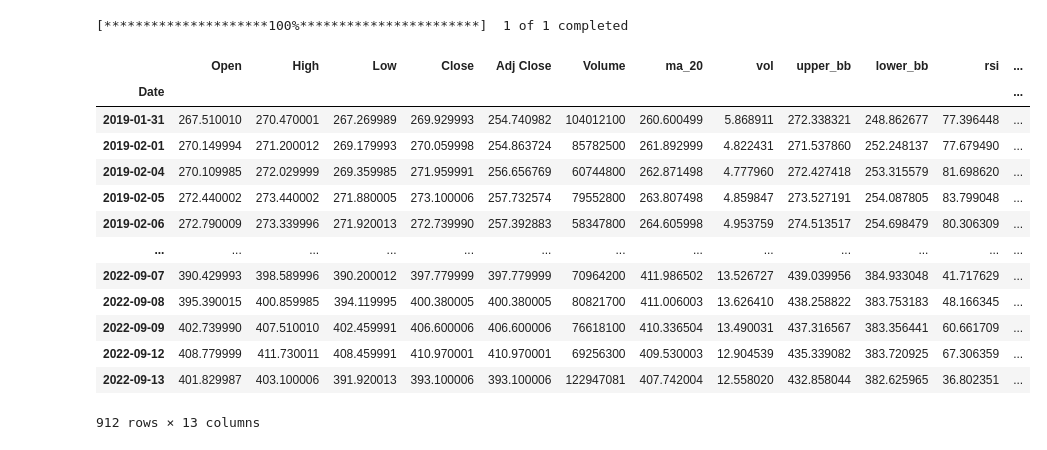
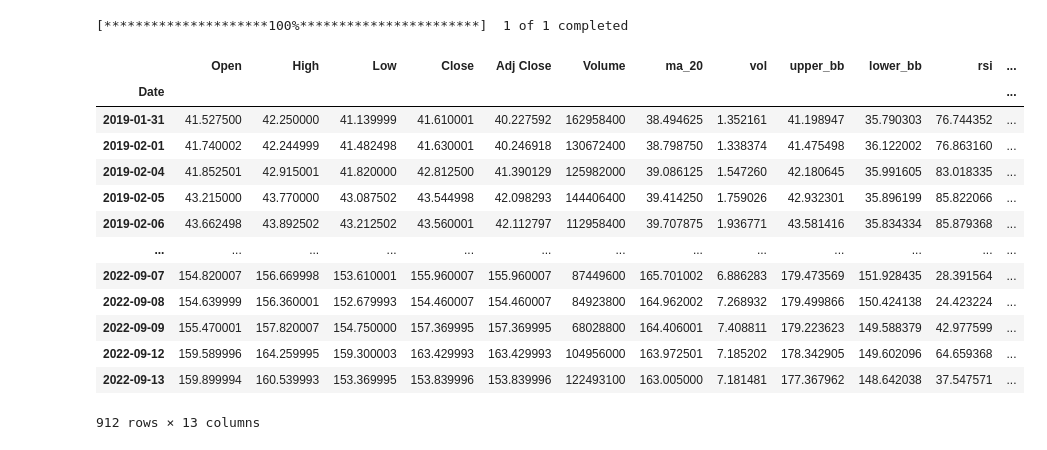
Before and after one commit to hgseo16/jupyter_backtest, a Jupyter notebook: tutorial_practices/algovibes_tutorial_2.ipynb, the cells around one changed output. Drawn from its saved outputs; the diff is of its cells as text; code cells hidden in the pictures.

Commit message:
OOP backtest update

```diff
--- a/tutorial_practices/algovibes_tutorial_2.ipynb
+++ b/tutorial_practices/algovibes_tutorial_2.ipynb
@@ -23,6 +23,9 @@ class Backtest:
             self.calc_indicators()
             self.generate_signals()
             self.loop_it()
+            self.profit = self.calc_profit()
+            self.max_dd = self.profit.min()
+            self.cumul_profit = (self.profit + 1).prod() - 1
 
     def calc_indicators(self):
         self.df['ma_20'] = self.df.Close.rolling(20).mean()
@@ -57,23 +60,36 @@ class Backtest:
 
         self.buy_arr = self.df.loc[buydates].Open
         self.sell_arr = self.df.loc[selldates].Open
+
+    def calc_profit(self):
+        # gets rid of last buy order if it hasn't triggered and sold yet
+        if self.buy_arr.index[-1] > self.sell_arr.index[-1]:
+            self.buy_arr = self.buy_arr[:-1]
+
+        return (self.sell_arr.values - self.buy_arr.values)/self.buy_arr.values
+
+    def chart(self):
+        plt.figure(figsize=(20,10))
+        plt.plot(self.df.Close)
+        plt.scatter(self.buy_arr.index, self.buy_arr.values, marker="^", c='g')
+        plt.scatter(self.sell_arr.index, self.sell_arr.values, marker="v", c='r')
 # %%
-instance = Backtest('SPY')
+instance = Backtest('AAPL')
 instance.df
 # %% [output]
 [*********************100%***********************]  1 of 1 completed
 |  | Open | High | Low | Close | Adj Close | Volume | ma_20 | vol | upper_bb | lower_bb | rsi | ... |
 | Date |  |  |  |  |  |  |  |  |  |  |  | ... |
-| 2019-01-31 | 267.510010 | 270.470001 | 267.269989 | 269.929993 | 254.740982 | 104012100 | 260.600499 | 5.868911 | 272.338321 | 248.862677 | 77.396448 | ... |
-| 2019-02-01 | 270.149994 | 271.200012 | 269.179993 | 270.059998 | 254.863724 | 85782500 | 261.892999 | 4.822431 | 271.537860 | 252.248137 | 77.679490 | ... |
-| 2019-02-04 | 270.109985 | 272.029999 | 269.359985 | 271.959991 | 256.656769 | 60744800 | 262.871498 | 4.777960 | 272.427418 | 253.315579 | 81.698620 | ... |
-| 2019-02-05 | 272.440002 | 273.440002 | 271.880005 | 273.100006 | 257.732574 | 79552800 | 263.807498 | 4.859847 | 273.527191 | 254.087805 | 83.799048 | ... |
-| 2019-02-06 | 272.790009 | 273.339996 | 271.920013 | 272.739990 | 257.392883 | 58347800 | 264.605998 | 4.953759 | 274.513517 | 254.698479 | 80.306309 | ... |
+| 2019-01-31 | 41.527500 | 42.250000 | 41.139999 | 41.610001 | 40.227592 | 162958400 | 38.494625 | 1.352161 | 41.198947 | 35.790303 | 76.744352 | ... |
+| 2019-02-01 | 41.740002 | 42.244999 | 41.482498 | 41.630001 | 40.246918 | 130672400 | 38.798750 | 1.338374 | 41.475498 | 36.122002 | 76.863160 | ... |
+| 2019-02-04 | 41.852501 | 42.915001 | 41.820000 | 42.812500 | 41.390129 | 125982000 | 39.086125 | 1.547260 | 42.180645 | 35.991605 | 83.018335 | ... |
+| 2019-02-05 | 43.215000 | 43.770000 | 43.087502 | 43.544998 | 42.098293 | 144406400 | 39.414250 | 1.759026 | 42.932301 | 35.896199 | 85.822066 | ... |
+| 2019-02-06 | 43.662498 | 43.892502 | 43.212502 | 43.560001 | 42.112797 | 112958400 | 39.707875 | 1.936771 | 43.581416 | 35.834334 | 85.879368 | ... |
 | ... | ... | ... | ... | ... | ... | ... | ... | ... | ... | ... | ... | ... |
-| 2022-09-07 | 390.429993 | 398.589996 | 390.200012 | 397.779999 | 397.779999 | 70964200 | 411.986502 | 13.526727 | 439.039956 | 384.933048 | 41.717629 | ... |
-| 2022-09-08 | 395.390015 | 400.859985 | 394.119995 | 400.380005 | 400.380005 | 80821700 | 411.006003 | 13.626410 | 438.258822 | 383.753183 | 48.166345 | ... |
-| 2022-09-09 | 402.739990 | 407.510010 | 402.459991 | 406.600006 | 406.600006 | 76618100 | 410.336504 | 13.490031 | 437.316567 | 383.356441 | 60.661709 | ... |
-| 2022-09-12 | 408.779999 | 411.730011 | 408.459991 | 410.970001 | 410.970001 | 69256300 | 409.530003 | 12.904539 | 435.339082 | 383.720925 | 67.306359 | ... |
-| 2022-09-13 | 401.829987 | 403.100006 | 391.920013 | 393.100006 | 393.100006 | 122947081 | 407.742004 | 12.558020 | 432.858044 | 382.625965 | 36.802351 | ... |
+| 2022-09-07 | 154.820007 | 156.669998 | 153.610001 | 155.960007 | 155.960007 | 87449600 | 165.701002 | 6.886283 | 179.473569 | 151.928435 | 28.391564 | ... |
+| 2022-09-08 | 154.639999 | 156.360001 | 152.679993 | 154.460007 | 154.460007 | 84923800 | 164.962002 | 7.268932 | 179.499866 | 150.424138 | 24.423224 | ... |
+| 2022-09-09 | 155.470001 | 157.820007 | 154.750000 | 157.369995 | 157.369995 | 68028800 | 164.406001 | 7.408811 | 179.223623 | 149.588379 | 42.977599 | ... |
+| 2022-09-12 | 159.589996 | 164.259995 | 159.300003 | 163.429993 | 163.429993 | 104956000 | 163.972501 | 7.185202 | 178.342905 | 149.602096 | 64.659368 | ... |
+| 2022-09-13 | 159.899994 | 160.539993 | 153.369995 | 153.839996 | 153.839996 | 122493100 | 163.005000 | 7.181481 | 177.367962 | 148.642038 | 37.547571 | ... |
 912 rows × 13 columns
 # %%
```
Also changed, not shown: parts of 1 cell of this notebook.
